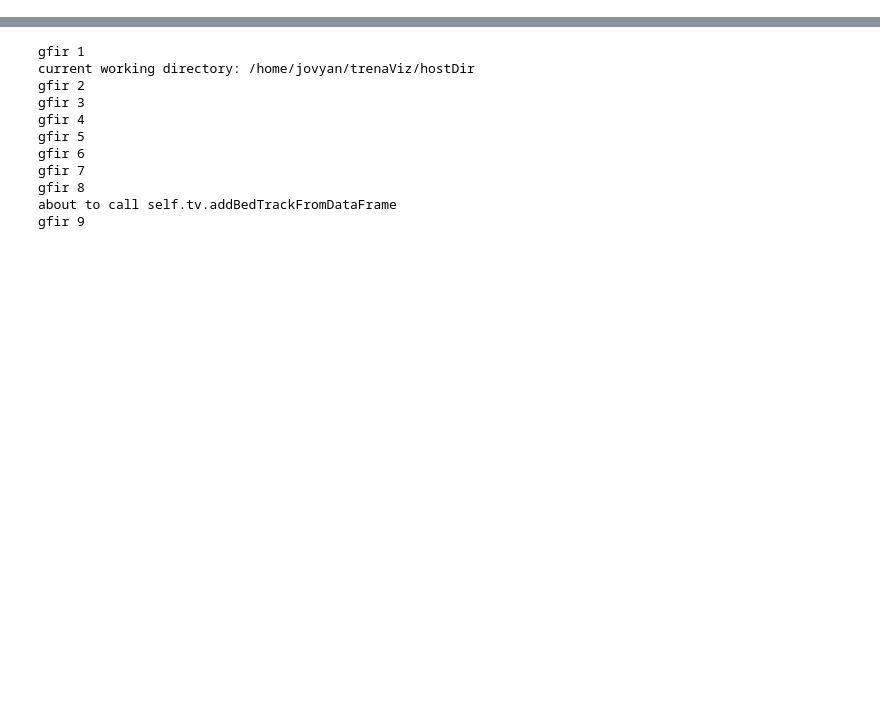
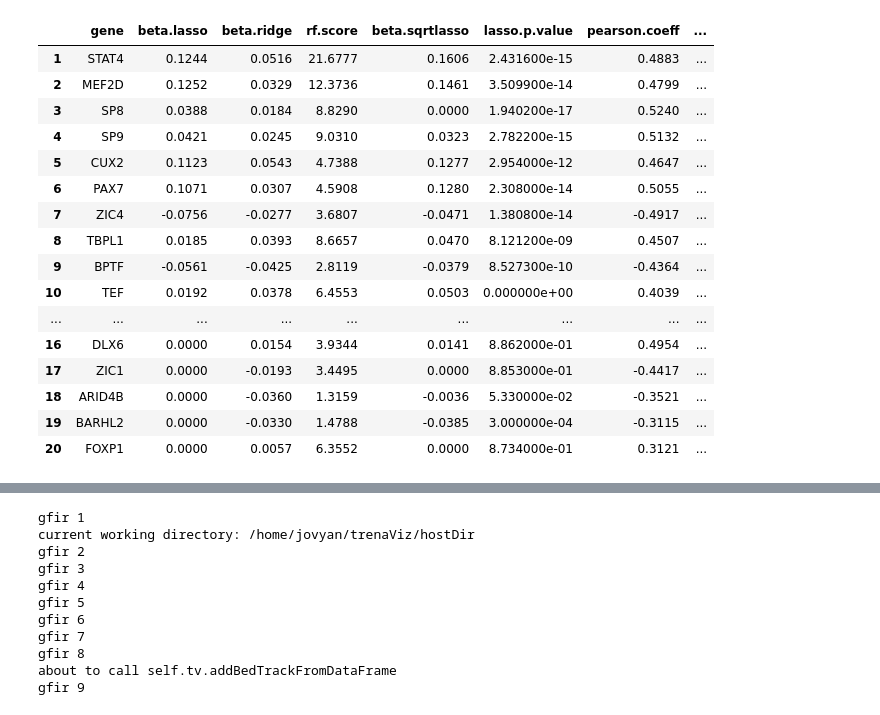
Before and after one commit to paul-shannon/dockerizedMicroservices, a Jupyter notebook: trena.mef2c/hostDir/demo.ipynb, the cells around one changed output, grey strips where cells are left out. Cells and saved outputs as stored; diff of their text form; code cells hidden in the pictures; blank space fills up the shorter version.

```diff
--- a/trena.mef2c/hostDir/demo.ipynb
+++ b/trena.mef2c/hostDir/demo.ipynb
@@ -8,3 +52,23 @@ trena = Trena('hg38')
+# %%
+trena.getModel("mef2c.cer")
+# %% [output]
+|  | gene | beta.lasso | beta.ridge | rf.score | beta.sqrtlasso | lasso.p.value | pearson.coeff | ... |
+| 1 | STAT4 | 0.1244 | 0.0516 | 21.6777 | 0.1606 | 2.431600e-15 | 0.4883 | ... |
+| 2 | MEF2D | 0.1252 | 0.0329 | 12.3736 | 0.1461 | 3.509900e-14 | 0.4799 | ... |
+| 3 | SP8 | 0.0388 | 0.0184 | 8.8290 | 0.0000 | 1.940200e-17 | 0.5240 | ... |
+| 4 | SP9 | 0.0421 | 0.0245 | 9.0310 | 0.0323 | 2.782200e-15 | 0.5132 | ... |
+| 5 | CUX2 | 0.1123 | 0.0543 | 4.7388 | 0.1277 | 2.954000e-12 | 0.4647 | ... |
+| 6 | PAX7 | 0.1071 | 0.0307 | 4.5908 | 0.1280 | 2.308000e-14 | 0.5055 | ... |
+| 7 | ZIC4 | -0.0756 | -0.0277 | 3.6807 | -0.0471 | 1.380800e-14 | -0.4917 | ... |
+| 8 | TBPL1 | 0.0185 | 0.0393 | 8.6657 | 0.0470 | 8.121200e-09 | 0.4507 | ... |
+| 9 | BPTF | -0.0561 | -0.0425 | 2.8119 | -0.0379 | 8.527300e-10 | -0.4364 | ... |
+| 10 | TEF | 0.0192 | 0.0378 | 6.4553 | 0.0503 | 0.000000e+00 | 0.4039 | ... |
+| ... | ... | ... | ... | ... | ... | ... | ... | ... |
+| 16 | DLX6 | 0.0000 | 0.0154 | 3.9344 | 0.0141 | 8.862000e-01 | 0.4954 | ... |
+| 17 | ZIC1 | 0.0000 | -0.0193 | 3.4495 | 0.0000 | 8.853000e-01 | -0.4417 | ... |
+| 18 | ARID4B | 0.0000 | -0.0360 | 1.3159 | -0.0036 | 5.330000e-02 | -0.3521 | ... |
+| 19 | BARHL2 | 0.0000 | -0.0330 | 1.4788 | -0.0385 | 3.000000e-04 | -0.3115 | ... |
+| 20 | FOXP1 | 0.0000 | 0.0057 | 6.3552 | 0.0000 | 8.734000e-01 | 0.3121 | ... |
 # %%
 trena.tv.setWidgetHeight(500)
 # %%
```
Also changed, not shown: parts of 5 cells of this notebook, 4 other files.
